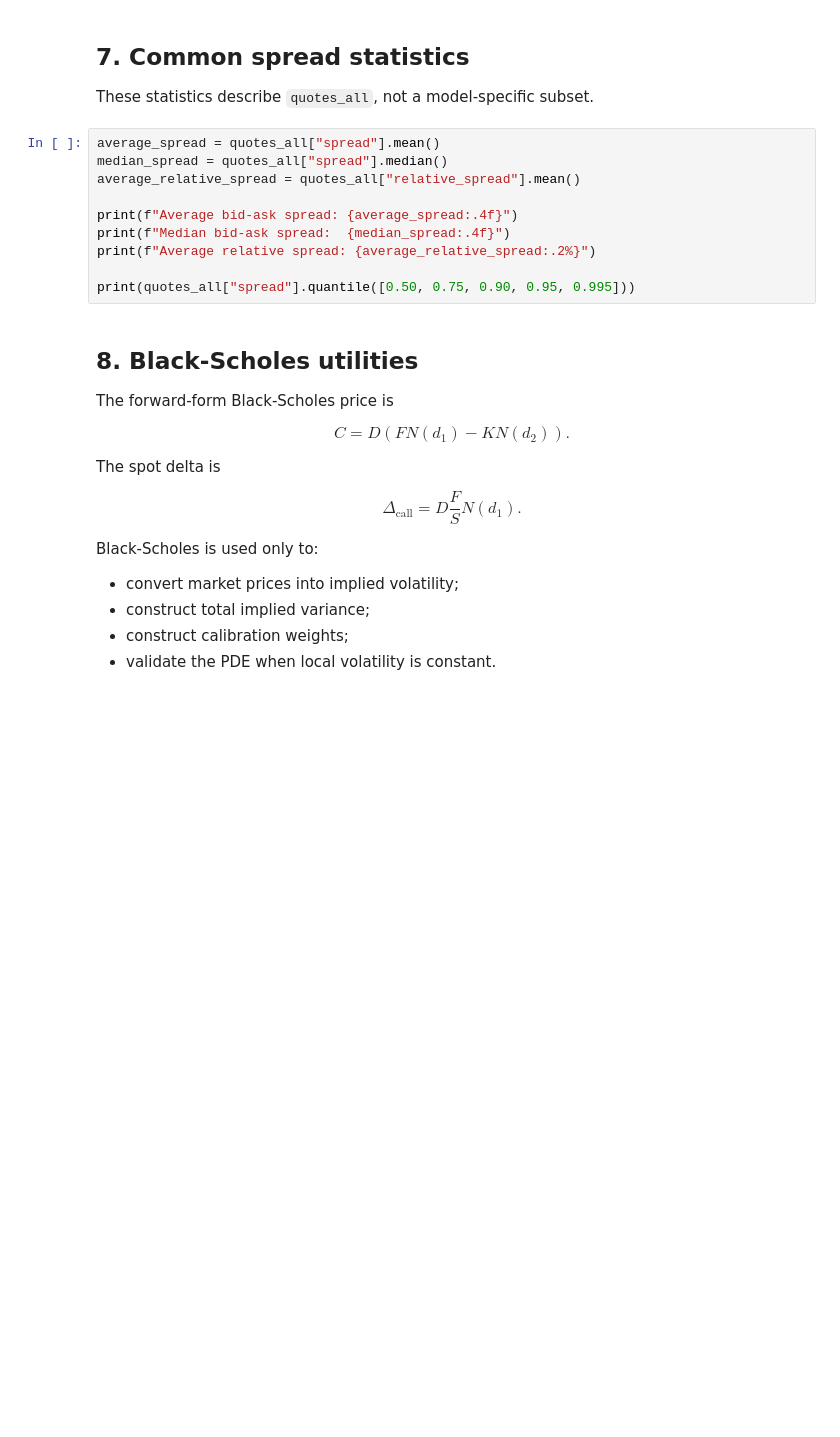
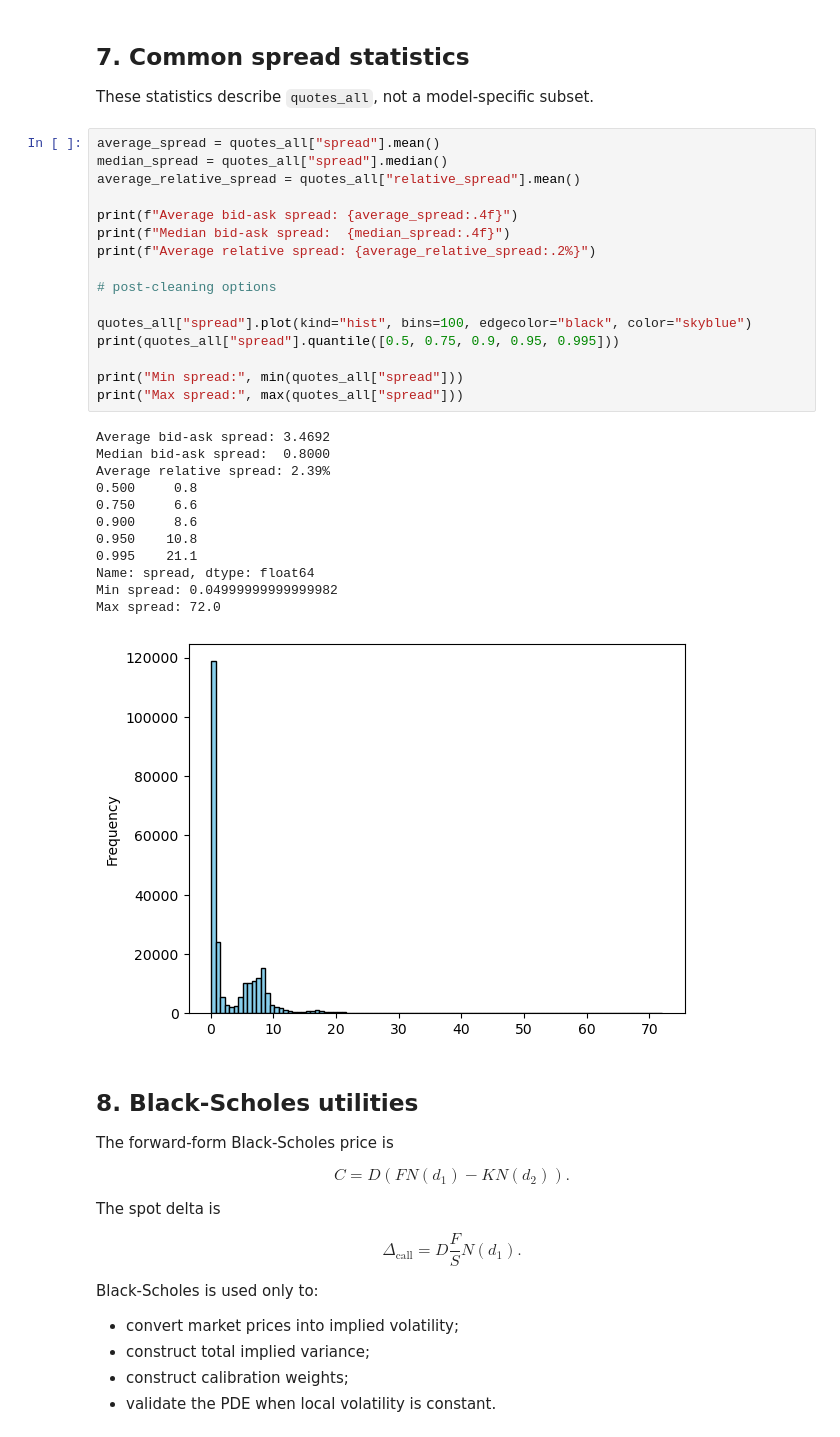
Before and after one commit to cxliuvictor/Exposition-to-NDEs, a Jupyter notebook: Codes/LV/03_Local_Volatility_SSVI_Dupire_Benchmark.ipynb, the cells around one changed output. Cells and saved outputs as stored; diff of their text form; blank space fills up the shorter version.

```diff
--- a/Codes/LV/03_Local_Volatility_SSVI_Dupire_Benchmark.ipynb
+++ b/Codes/LV/03_Local_Volatility_SSVI_Dupire_Benchmark.ipynb
@@ -429,13 +469,32 @@ These statistics describe `quotes_all`, not a model-specific subset.
 # %%
 average_spread = quotes_all["spread"].mean()
 median_spread = quotes_all["spread"].median()
 average_relative_spread = quotes_all["relative_spread"].mean()
 
 print(f"Average bid-ask spread: {average_spread:.4f}")
 print(f"Median bid-ask spread:  {median_spread:.4f}")
 print(f"Average relative spread: {average_relative_spread:.2%}")
 
-print(quotes_all["spread"].quantile([0.50, 0.75, 0.90, 0.95, 0.995]))
+# post-cleaning options
+
+quotes_all["spread"].plot(kind="hist", bins=100, edgecolor="black", color="skyblue")
+print(quotes_all["spread"].quantile([0.5, 0.75, 0.9, 0.95, 0.995]))
+
+print("Min spread:", min(quotes_all["spread"]))
+print("Max spread:", max(quotes_all["spread"]))
+# %% [output]
+Average bid-ask spread: 3.4692
+Median bid-ask spread:  0.8000
+Average relative spread: 2.39%
+0.500     0.8
+0.750     6.6
+0.900     8.6
+0.950    10.8
+0.995    21.1
+Name: spread, dtype: float64
+Min spread: 0.04999999999999982
+Max spread: 72.0
+[figure, added]
 # %% [markdown]
 ## 8. Black-Scholes utilities
 
```
Also changed, not shown: parts of 22 cells of this notebook, 3 other files.
